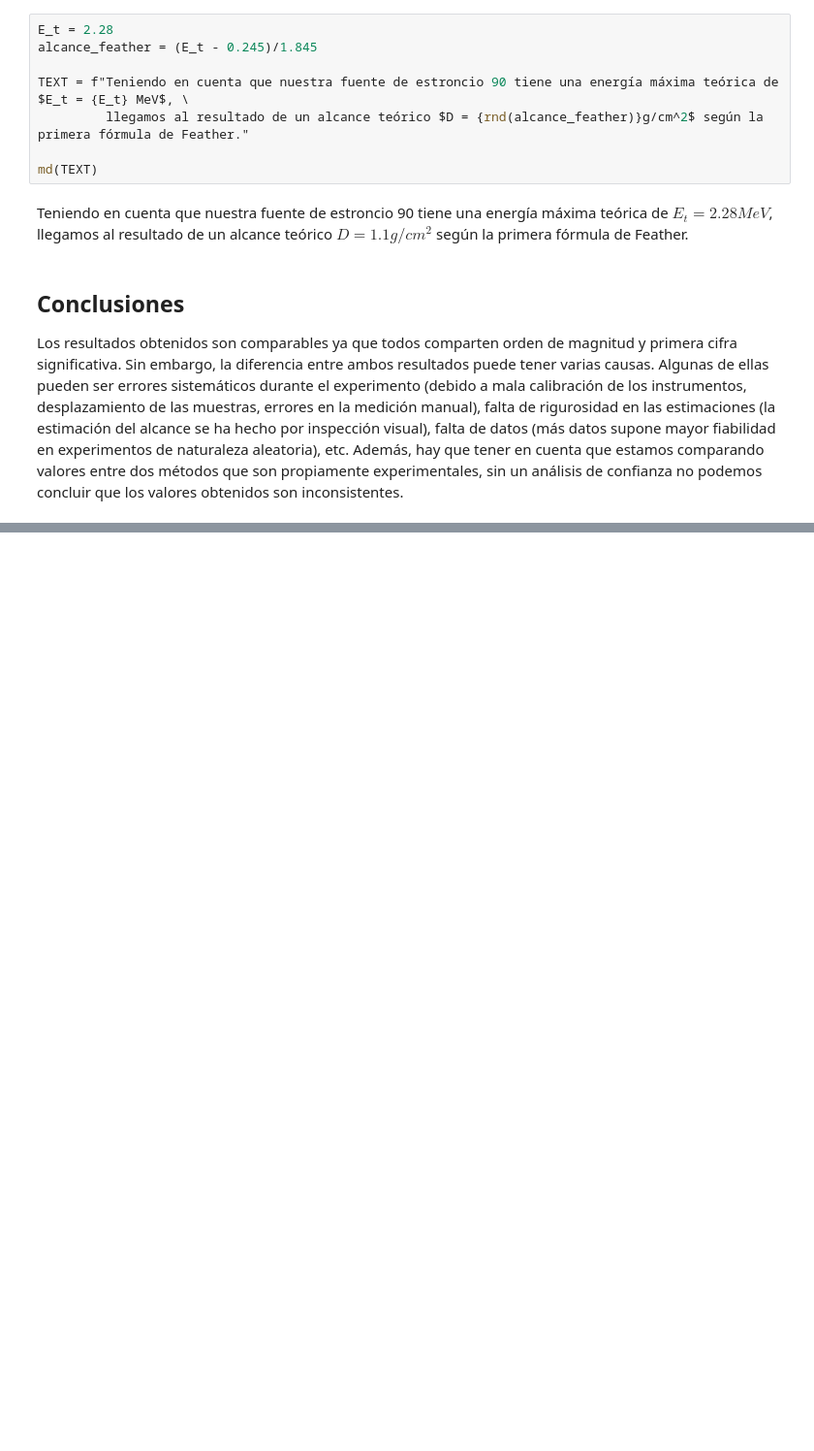
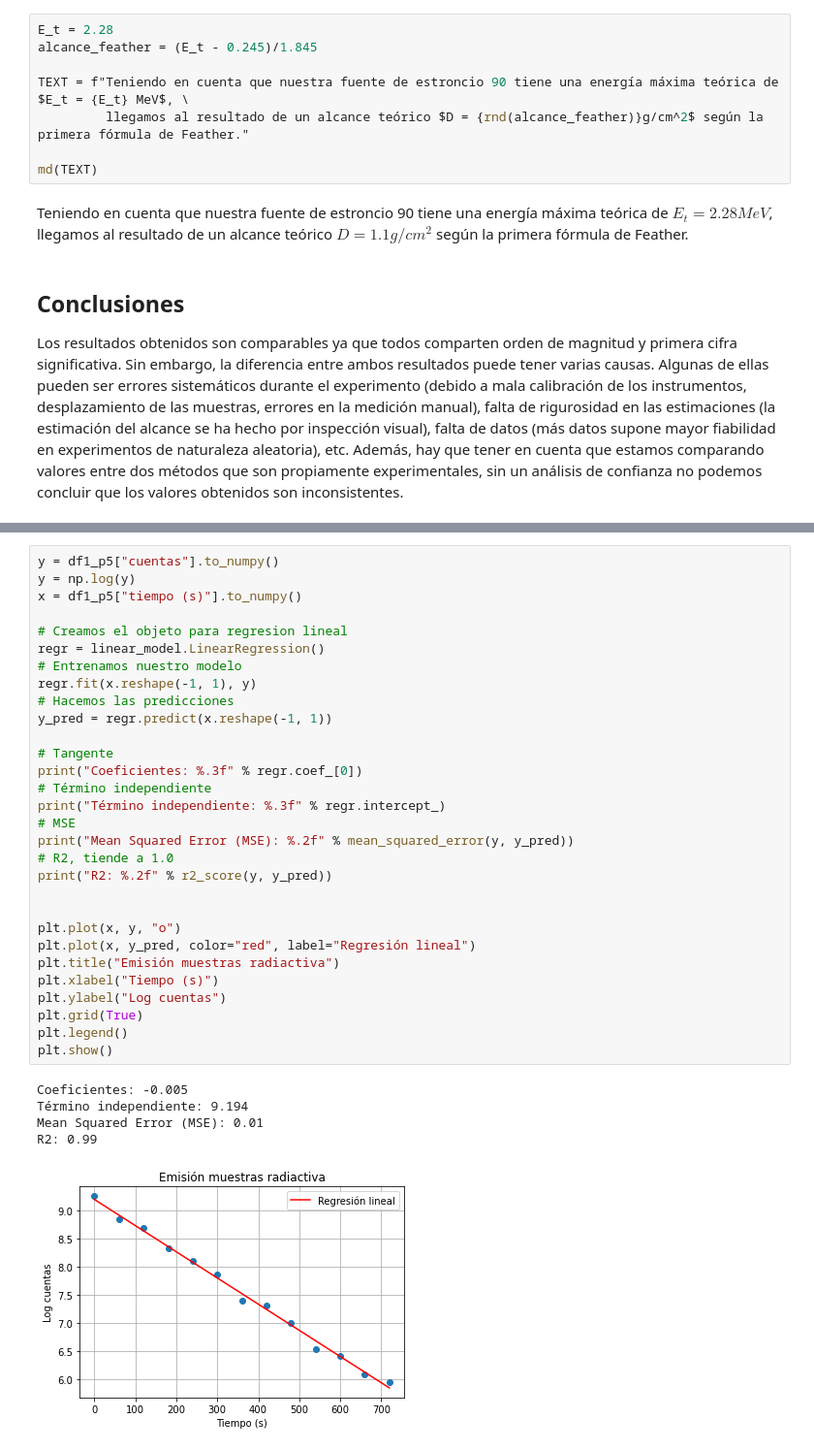
Before and after one commit to feliux/physics_projects, a Jupyter notebook: nuclear_physics/Nuclear.ipynb, the cells around one changed output, grey strips where cells are left out. Shown: that part at 97% size. Saved outputs shown, nothing was run; the diff lists cells and outputs as text; blank space fills up the shorter version.

```diff
--- a/nuclear_physics/Nuclear.ipynb
+++ b/nuclear_physics/Nuclear.ipynb
@@ -444,0 +705,36 @@ Los resultados obtenidos son comparables ya que todos comparten orden de magnitu
+# %%
+y = df1_p5["cuentas"].to_numpy()
+y = np.log(y)
+x = df1_p5["tiempo (s)"].to_numpy()
+
+# Creamos el objeto para regresion lineal
+regr = linear_model.LinearRegression()
+# Entrenamos nuestro modelo
+regr.fit(x.reshape(-1, 1), y)
+# Hacemos las predicciones
+y_pred = regr.predict(x.reshape(-1, 1))
+
+# Tangente
+print("Coeficientes: %.3f" % regr.coef_[0])
+# Término independiente
+print("Término independiente: %.3f" % regr.intercept_)
+# MSE
+print("Mean Squared Error (MSE): %.2f" % mean_squared_error(y, y_pred))
+# R2, tiende a 1.0
+print("R2: %.2f" % r2_score(y, y_pred))
+
+
+plt.plot(x, y, "o")
+plt.plot(x, y_pred, color="red", label="Regresión lineal")
+plt.title("Emisión muestras radiactiva")
+plt.xlabel("Tiempo (s)")
+plt.ylabel("Log cuentas")
+plt.grid(True)
+plt.legend()
+plt.show()
+# %% [output]
+Coeficientes: -0.005
+Término independiente: 9.194
+Mean Squared Error (MSE): 0.01
+R2: 0.99
+[figure, added]
```
Also changed, not shown: parts of 13 cells of this notebook, 15 other files.
